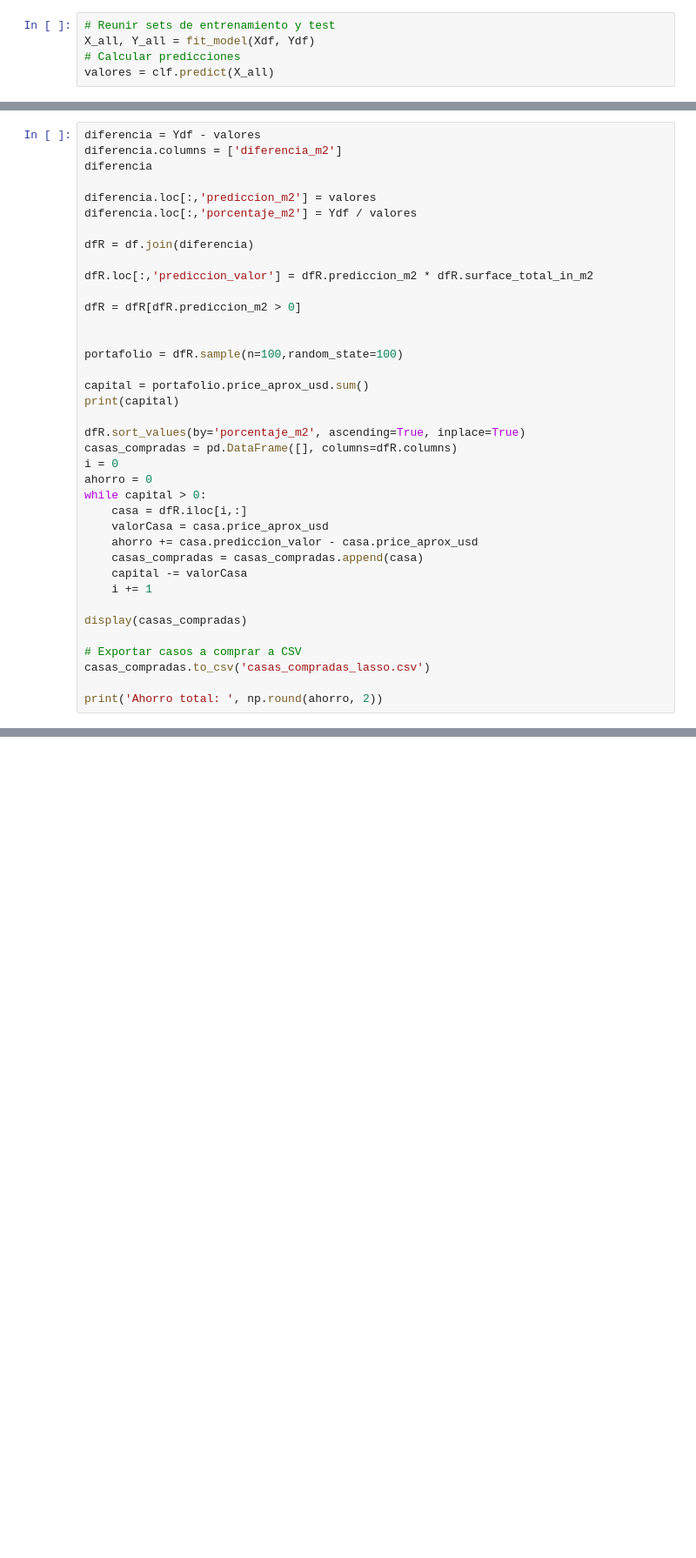
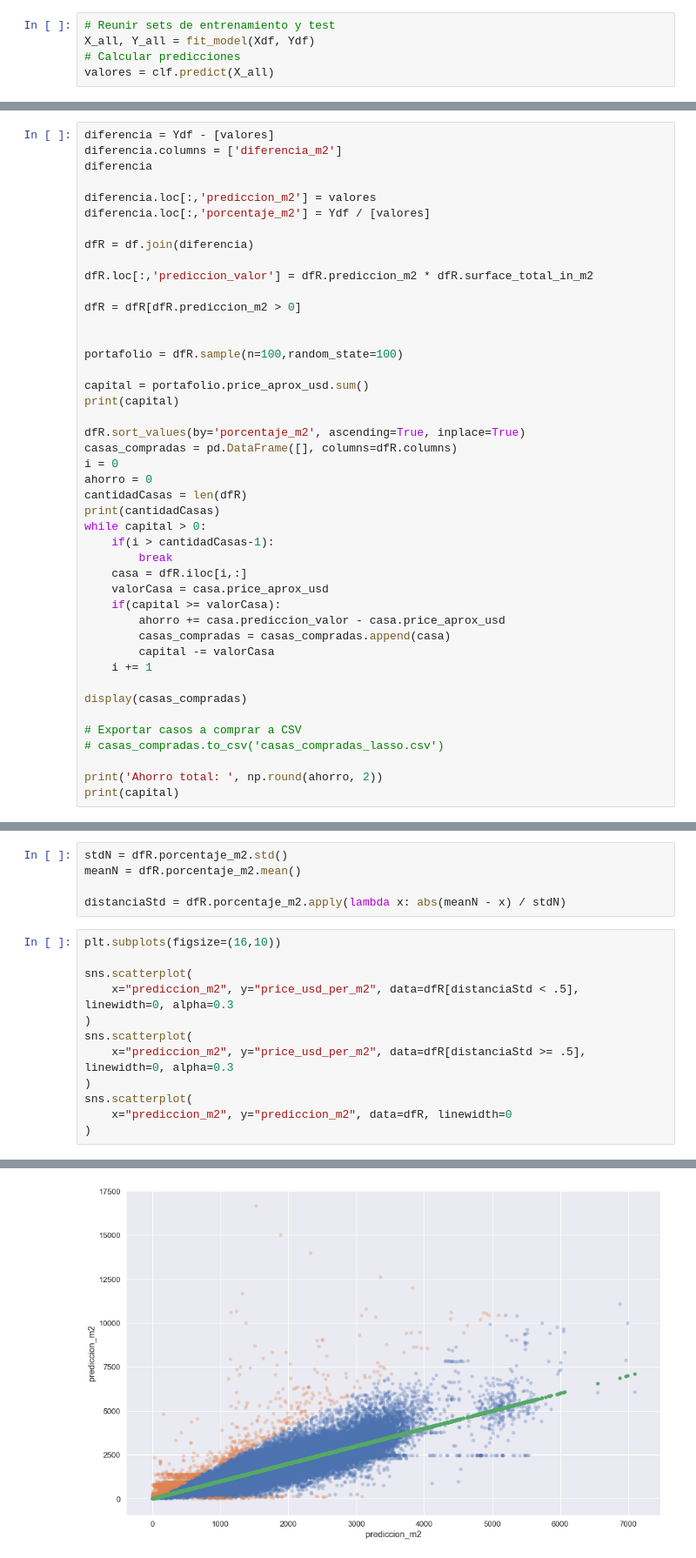
Before and after one commit to matiasngf/DH_proyecto_1, a Jupyter notebook: Regresion-Lasso.ipynb, the cells around one changed output, grey strips where cells are left out. Shown at 87% size. Cells and saved outputs as stored; diff of their text form; blank space fills up the shorter version.

```diff
--- a/Regresion-Lasso.ipynb
+++ b/Regresion-Lasso.ipynb
@@ -139,10 +142,10 @@ valores = clf.predict(X_all)
 # %%
-diferencia = Ydf - valores
+diferencia = Ydf - [valores]
 diferencia.columns = ['diferencia_m2']
 diferencia
 
 diferencia.loc[:,'prediccion_m2'] = valores
-diferencia.loc[:,'porcentaje_m2'] = Ydf / valores
+diferencia.loc[:,'porcentaje_m2'] = Ydf / [valores]
 
 dfR = df.join(diferencia)
 
@@ -160,17 +163,23 @@ dfR.sort_values(by='porcentaje_m2', ascending=True, inplace=True)
 casas_compradas = pd.DataFrame([], columns=dfR.columns)
 i = 0
 ahorro = 0
+cantidadCasas = len(dfR)
+print(cantidadCasas)
 while capital > 0:
+    if(i > cantidadCasas-1):
+        break
     casa = dfR.iloc[i,:]
     valorCasa = casa.price_aprox_usd
-    ahorro += casa.prediccion_valor - casa.price_aprox_usd
-    casas_compradas = casas_compradas.append(casa)
-    capital -= valorCasa
+    if(capital >= valorCasa):
+        ahorro += casa.prediccion_valor - casa.price_aprox_usd
+        casas_compradas = casas_compradas.append(casa)
+        capital -= valorCasa
     i += 1
 
 display(casas_compradas)
 
 # Exportar casos a comprar a CSV
-casas_compradas.to_csv('casas_compradas_lasso.csv')
+# casas_compradas.to_csv('casas_compradas_lasso.csv')
 
 print('Ahorro total: ', np.round(ahorro, 2))
+print(capital)
@@ -210,0 +254,18 @@ plt.show()
+# %%
+stdN = dfR.porcentaje_m2.std()
+meanN = dfR.porcentaje_m2.mean()
+
+distanciaStd = dfR.porcentaje_m2.apply(lambda x: abs(meanN - x) / stdN)
+# %%
+plt.subplots(figsize=(16,10))
+
+sns.scatterplot(
+    x="prediccion_m2", y="price_usd_per_m2", data=dfR[distanciaStd < .5], linewidth=0, alpha=0.3
+)
+sns.scatterplot(
+    x="prediccion_m2", y="price_usd_per_m2", data=dfR[distanciaStd >= .5], linewidth=0, alpha=0.3
+)
+sns.scatterplot(
+    x="prediccion_m2", y="prediccion_m2", data=dfR, linewidth=0
+)
+# %% [output]
@@ -210,0 +273 @@ plt.show()
+[figure, added]
```
Also changed, not shown: parts of 13 cells of this notebook, 2 other files.
